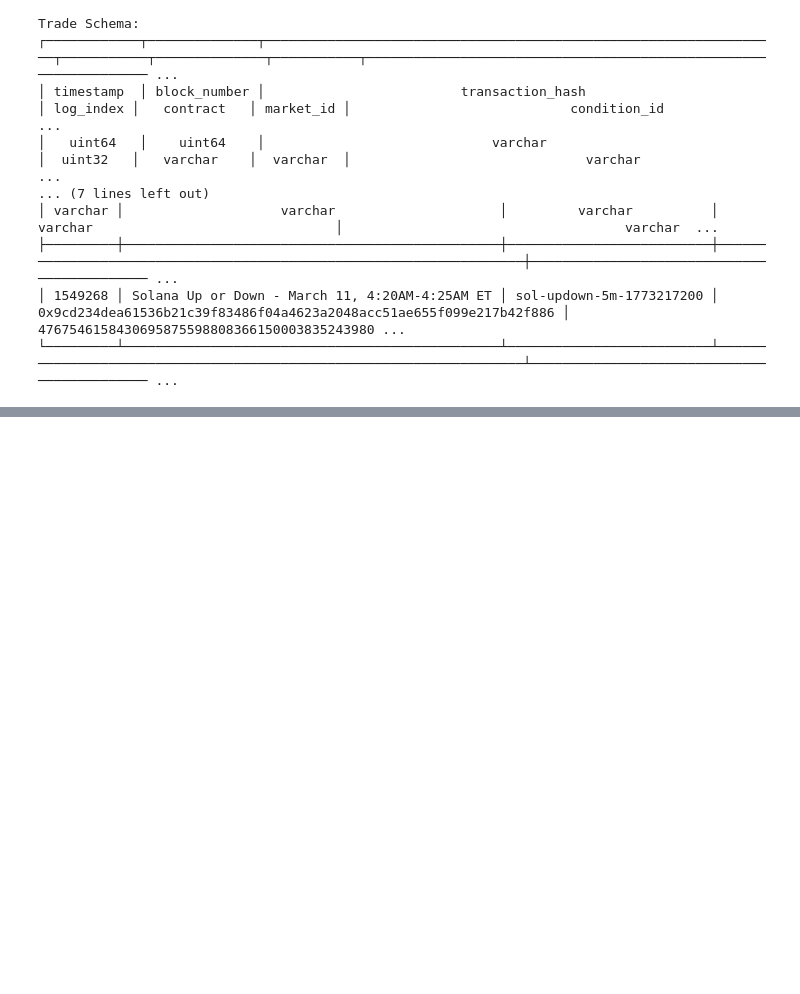
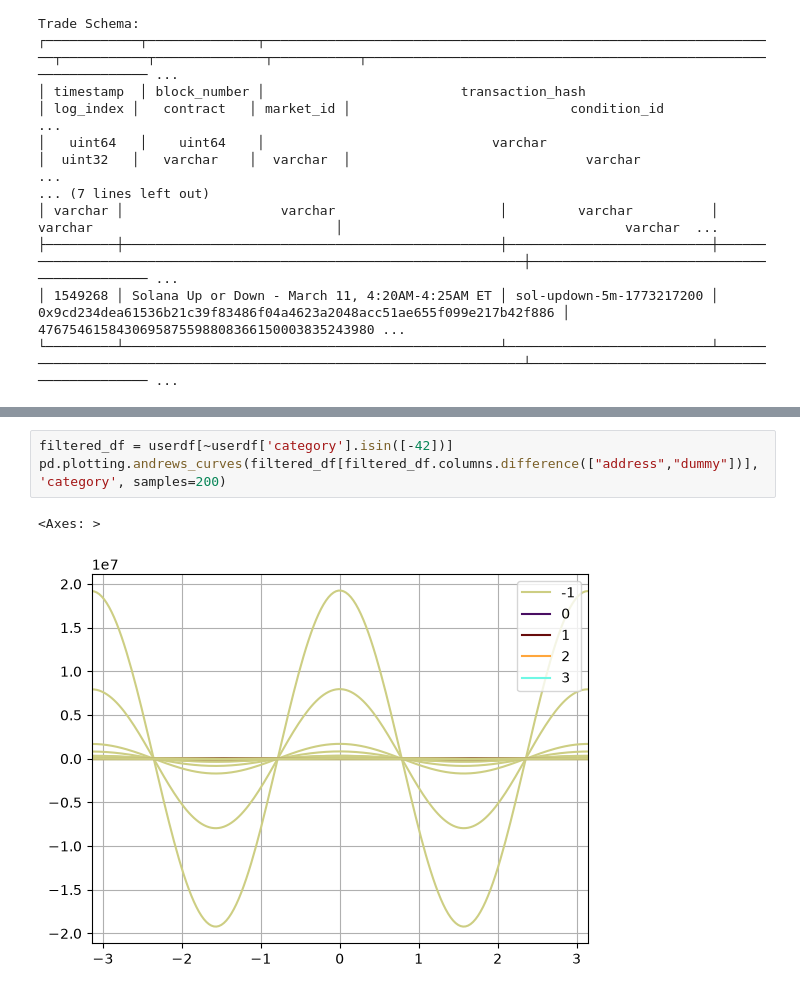
Before and after one commit to TheLonelyBaloney/Perso4, a Jupyter notebook: UserAnalytics.ipynb, the cells around one changed output, grey strips where cells are left out. Cells and saved outputs as stored; diff of their text form; blank space fills up the shorter version.

```diff
--- a/UserAnalytics.ipynb
+++ b/UserAnalytics.ipynb
@@ -101,0 +92,6 @@ pd.plotting.andrews_curves(userdf[userdf.columns.difference(["address"])], 'dumm
+# %%
+filtered_df = userdf[~userdf['category'].isin([-42])]
+pd.plotting.andrews_curves(filtered_df[filtered_df.columns.difference(["address","dummy"])], 'category', samples=200)
+# %% [output]
+<Axes: >
+[figure, added]
```
Also changed, not shown: parts of 8 cells of this notebook, 5 other files.
